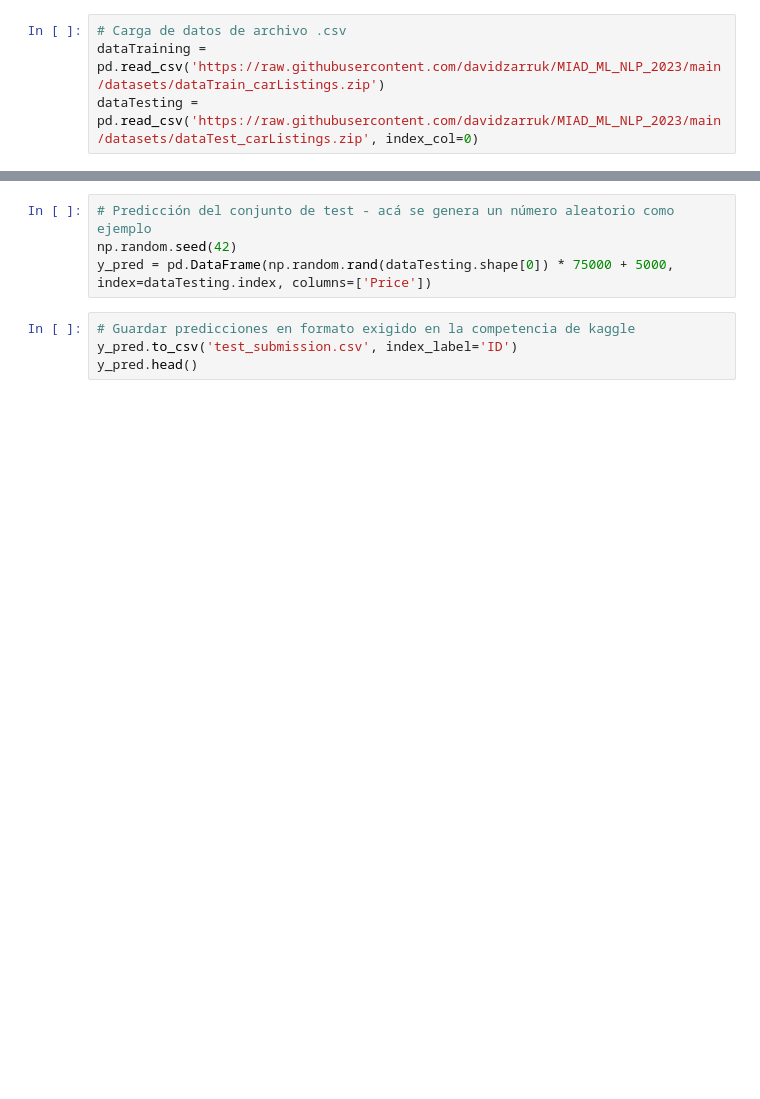
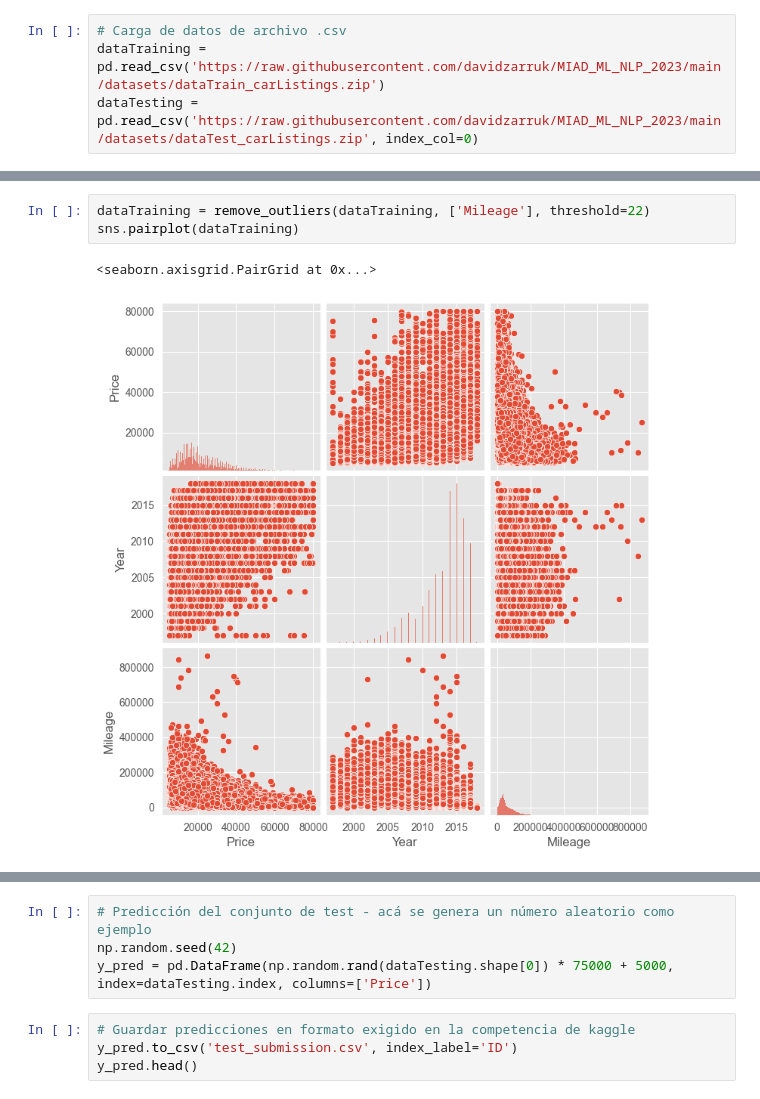
Before and after one commit to jhermoher/MIAD_NLP_2024, a Jupyter notebook: Semana 3/S3P1_proyecto1.ipynb, the cells around one changed output, grey strips where cells are left out. Saved outputs shown, nothing was run; the diff lists cells and outputs as text; blank space fills up the shorter version.

```diff
--- a/Semana 3/S3P1_proyecto1.ipynb
+++ b/Semana 3/S3P1_proyecto1.ipynb
@@ -67,0 +186,6 @@ memory usage: 4.6+ MB
+# %%
+dataTraining = remove_outliers(dataTraining, ['Mileage'], threshold=22)
+sns.pairplot(dataTraining)
+# %% [output]
+<seaborn.axisgrid.PairGrid at 0x...>
+[figure, added]
```
Also changed, not shown: parts of 23 cells of this notebook, 4 other files.
